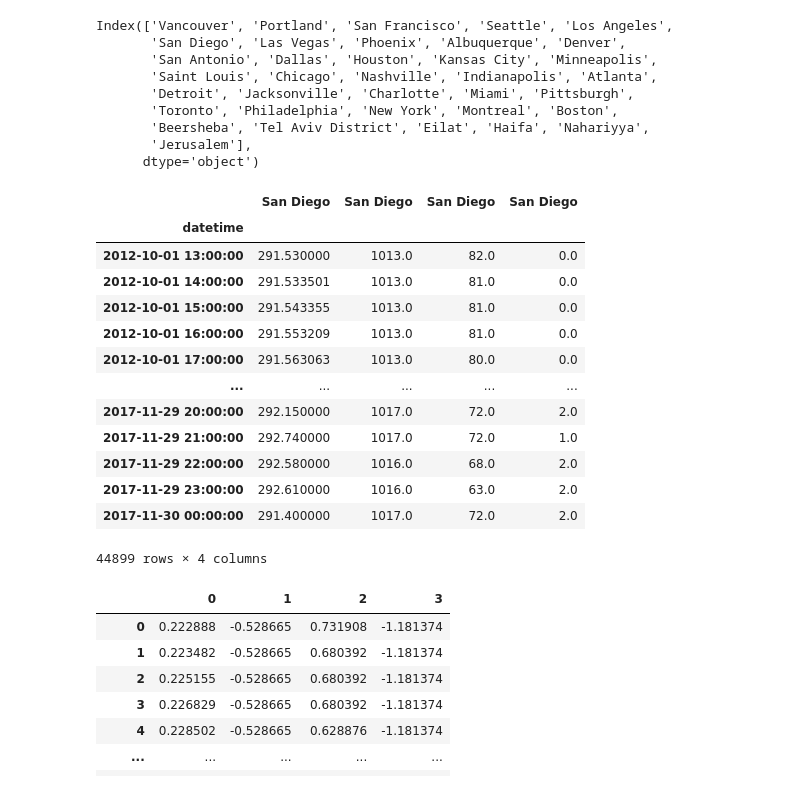
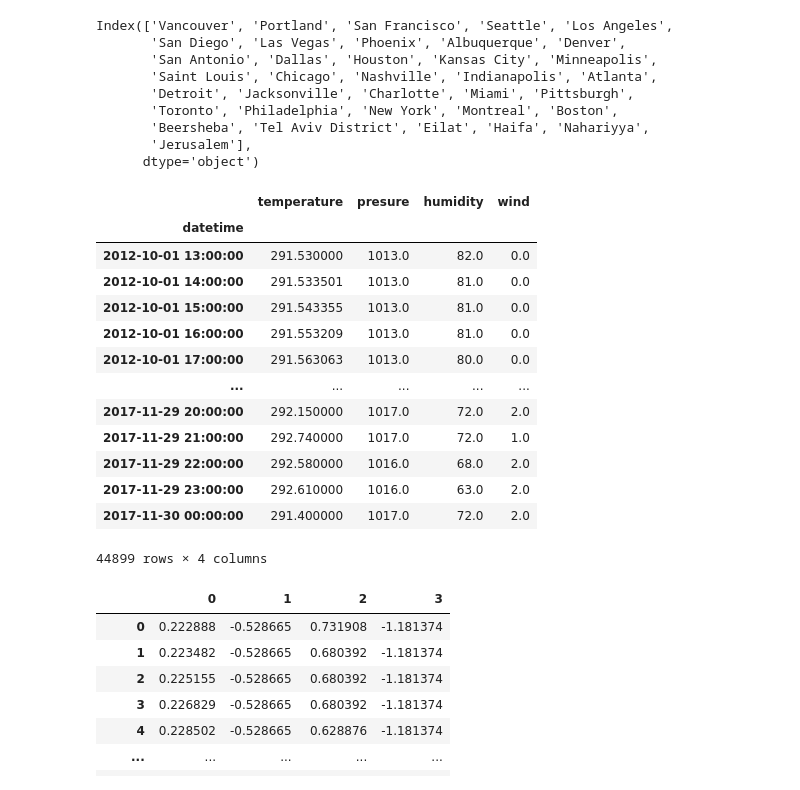
Before and after one commit to flybirdcl/WeatherPredict, a Jupyter notebook: Weather-LSTM.ipynb, the cells around one changed output. Cells and saved outputs as stored; diff of their text form; code cells hidden in the pictures.

```diff
--- a/Weather-LSTM.ipynb
+++ b/Weather-LSTM.ipynb
@@ -41,18 +41,23 @@ def normalize(data):
     data_std = data.std(axis=0)
     return (data - data_mean) / data_std
 # %%
-temp = df_t['San Diego']
-humid = df_h['San Diego']
-press = df_p['San Diego']
-wind = df_w['San Diego']
+city = 'San Diego'
+tempog = df_t[city]
+temp = df_t[city].rename("temperature").to_frame(name='temperature')
+humid = df_h[city].rename("humidity").to_frame(name='humidity')
+press = df_p[city].rename("presure").to_frame(name='presure')
+wind = df_w[city].rename("wind").to_frame(name='wind')
 
 
 features = pd.concat([temp, press, humid, wind], axis=1)
 # features.index = time
 features = features.dropna()
 features
+
+featuresog = features
+featuresog
 # %% [output]
-|  | San Diego | San Diego | San Diego | San Diego |
+|  | temperature | presure | humidity | wind |
 | datetime |  |  |  |  |
 | 2012-10-01 13:00:00 | 291.530000 | 1013.0 | 82.0 | 0.0 |
 | 2012-10-01 14:00:00 | 291.533501 | 1013.0 | 81.0 | 0.0 |
```
Also changed, not shown: parts of 15 cells of this notebook, 14 other files.
